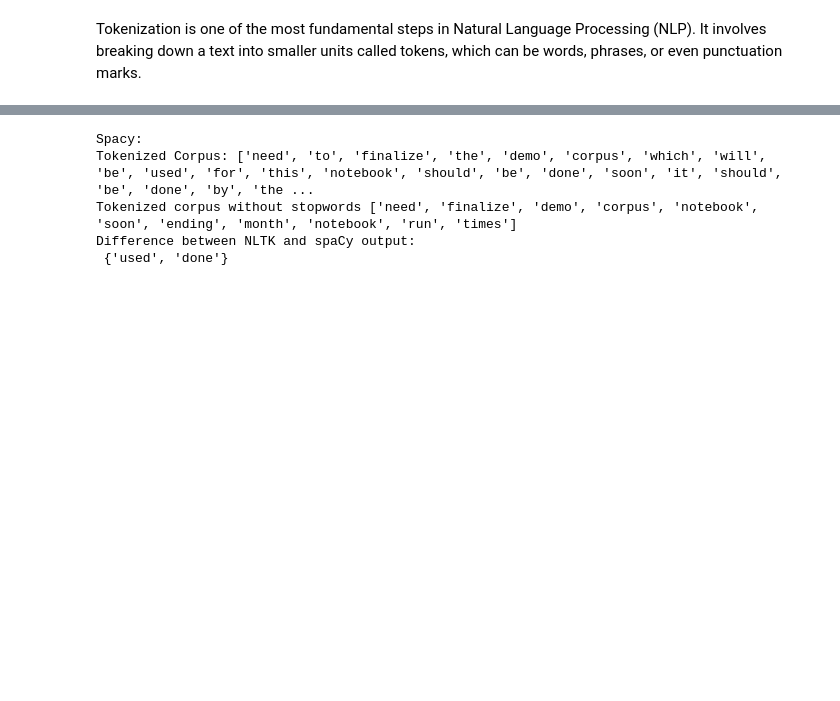
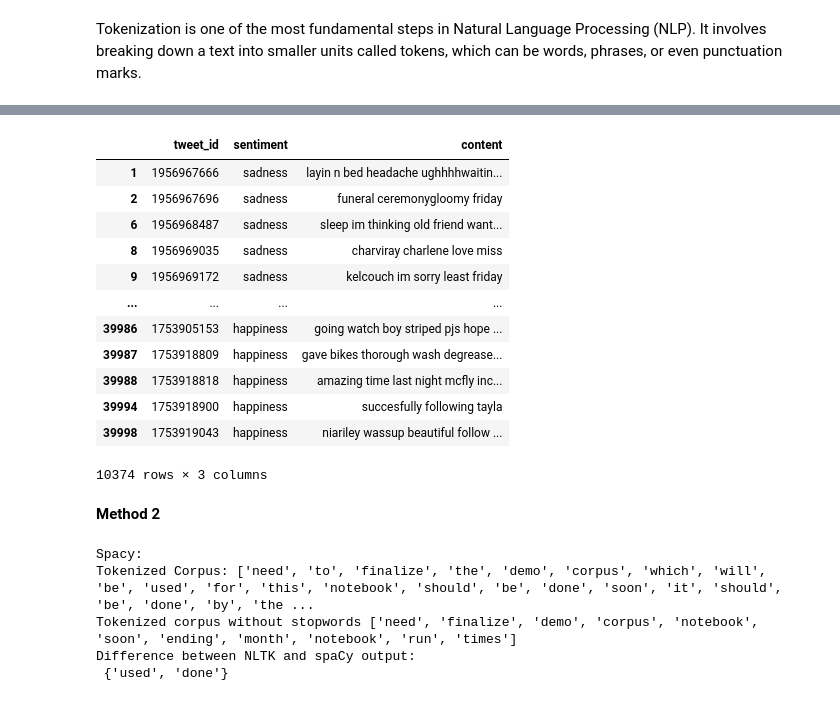
Before and after one commit to dr-mushtaq/Projects, a Jupyter notebook: Tokenization_stemming_lemmatization_stopword_postagging.ipynb, the cells around one changed output, grey strips where cells are left out. Cells and saved outputs as stored; diff of their text form; code cells hidden in the pictures; blank space fills up the shorter version.

```diff
--- a/Tokenization_stemming_lemmatization_stopword_postagging.ipynb
+++ b/Tokenization_stemming_lemmatization_stopword_postagging.ipynb
@@ -266,3 +275,21 @@ Tokenized corpus without stopwords: ['need', 'finalize', 'demo', 'corpus', 'used
+# %%
+data
+# %% [output]
+|  | tweet_id | sentiment | content |
+| 1 | 1956967666 | sadness | layin n bed headache ughhhhwaitin... |
+| 2 | 1956967696 | sadness | funeral ceremonygloomy friday |
+| 6 | 1956968487 | sadness | sleep im thinking old friend want... |
+| 8 | 1956969035 | sadness | charviray charlene love miss |
+| 9 | 1956969172 | sadness | kelcouch im sorry least friday |
+| ... | ... | ... | ... |
+| 39986 | 1753905153 | happiness | going watch boy striped pjs hope ... |
+| 39987 | 1753918809 | happiness | gave bikes thorough wash degrease... |
+| 39988 | 1753918818 | happiness | amazing time last night mcfly inc... |
+| 39994 | 1753918900 | happiness | succesfully following tayla |
+| 39998 | 1753919043 | happiness | niariley wassup beautiful follow ... |
+10374 rows × 3 columns
+# %% [markdown]
+**Method 2**
 # %%
 ##SPACY
 from spacy.lang.en.stop_words import STOP_WORDS
```
Also changed, not shown: parts of 3 cells of this notebook.
